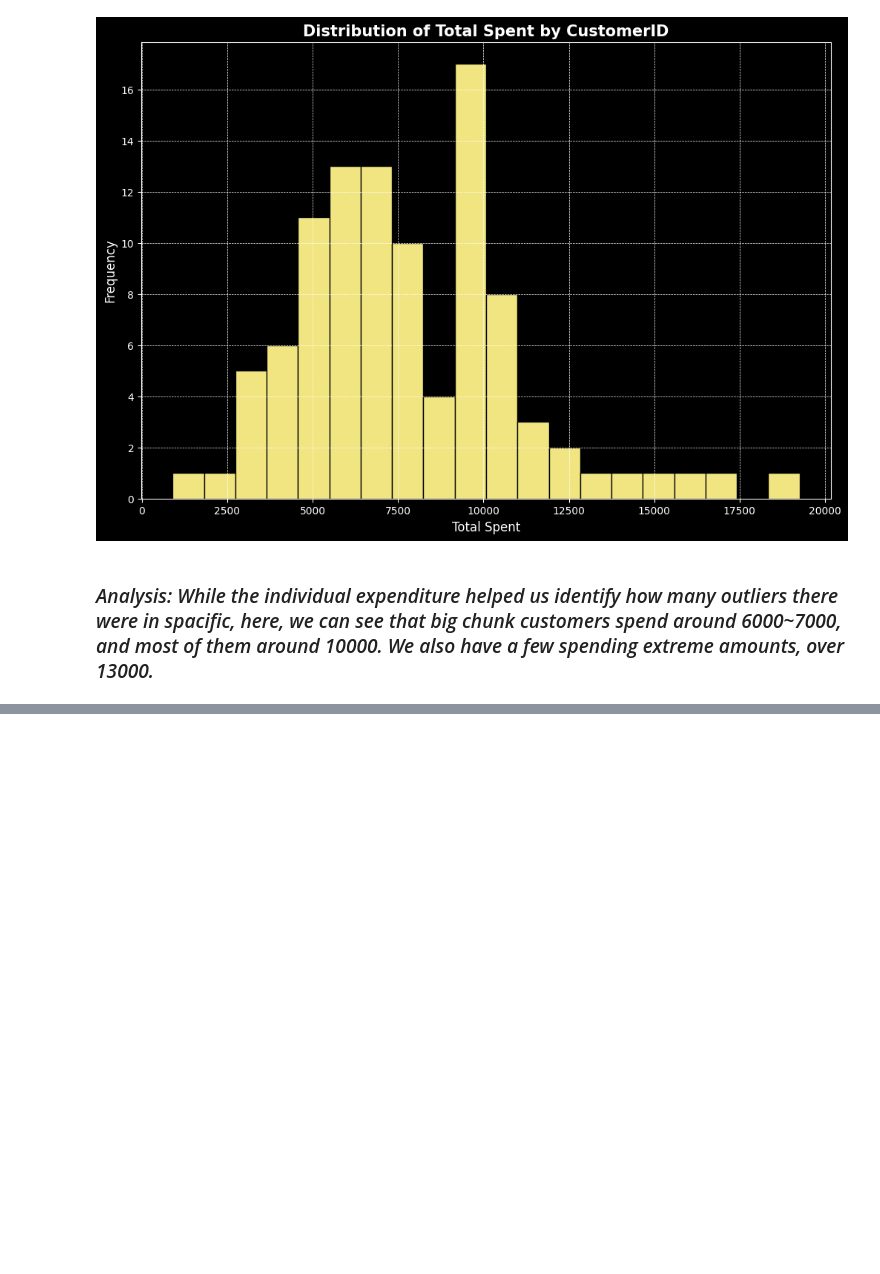
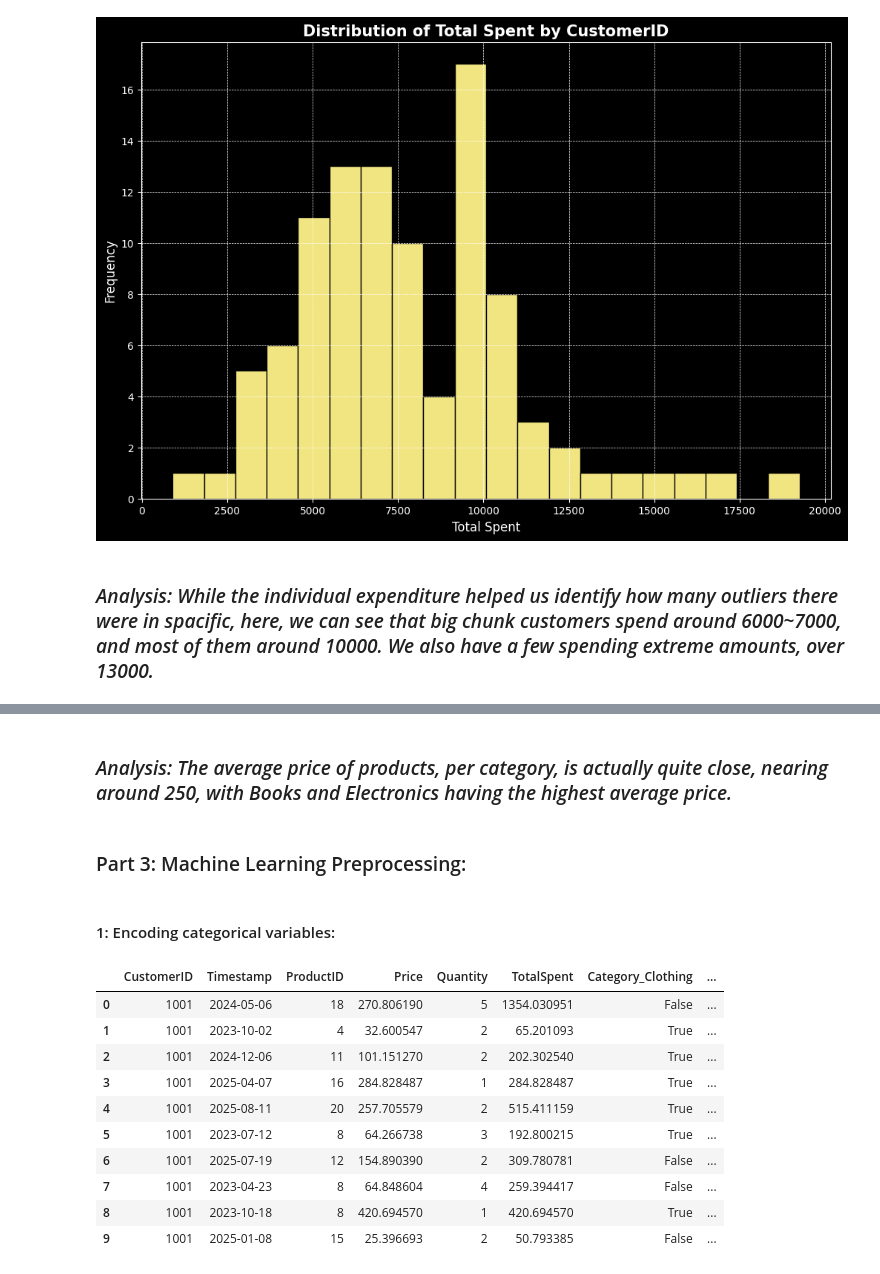
Before and after one commit to rajin-khan/machine-learning-sem10, a Jupyter notebook: assignments/Assignment1.ipynb, the cells around one changed output, grey strips where cells are left out. Cells and saved outputs as stored; diff of their text form; code cells hidden in the pictures; blank space fills up the shorter version.

```diff
--- a/assignments/Assignment1.ipynb
+++ b/assignments/Assignment1.ipynb
@@ -366,0 +426,36 @@ plt.show()
+# %% [markdown]
+### *Analysis: The average price of products, per category, is actually quite close, nearing around 250, with Books and Electronics having the highest average price.*
+# %% [markdown]
+### Part 3: Machine Learning Preprocessing:
+# %% [markdown]
+#### 1: Encoding categorical variables:
+# %%
+'''
+
+ df_encoded = pd.get_dummies(df, columns=["Category", "Action"])
+
+ We could encode categorical values as shown above, but from my own research, this creates redundancy.
+ For example the categorical feature Category, after one-hot encoding, would become, for example,
+ Category_books, Category_clothing, Category_electronics, and Category_home. Now, we will know that if:
+ Category_books, Category_clothing, Category_electronics are all 0, Category_home MUST be 1.
+ Because of this, as we can directly infer one feature from other features, this perfect collinearity can confuse many models.
+ Thus, we drop one of the features when doing one hot encoding.
+
+'''
+
+df_encoded = pd.get_dummies(df, columns=["Category", "Action"], drop_first=True)
+df_encoded.head(10)
+# internally, True/False is equivalent to 1/0 in calculations.
+# thus, as most ML models automatically treat True/False as 1/0, no conversion is necessary to 0s and 1s explicitly.
+# %% [output]
+|  | CustomerID | Timestamp | ProductID | Price | Quantity | TotalSpent | Category_Clothing | ... |
+| 0 | 1001 | 2024-05-06 | 18 | 270.806190 | 5 | 1354.030951 | False | ... |
+| 1 | 1001 | 2023-10-02 | 4 | 32.600547 | 2 | 65.201093 | True | ... |
+| 2 | 1001 | 2024-12-06 | 11 | 101.151270 | 2 | 202.302540 | True | ... |
+| 3 | 1001 | 2025-04-07 | 16 | 284.828487 | 1 | 284.828487 | True | ... |
+| 4 | 1001 | 2025-08-11 | 20 | 257.705579 | 2 | 515.411159 | True | ... |
+| 5 | 1001 | 2023-07-12 | 8 | 64.266738 | 3 | 192.800215 | True | ... |
+| 6 | 1001 | 2025-07-19 | 12 | 154.890390 | 2 | 309.780781 | False | ... |
+| 7 | 1001 | 2023-04-23 | 8 | 64.848604 | 4 | 259.394417 | False | ... |
+| 8 | 1001 | 2023-10-18 | 8 | 420.694570 | 1 | 420.694570 | True | ... |
+| 9 | 1001 | 2025-01-08 | 15 | 25.396693 | 2 | 50.793385 | False | ... |
```
Also changed, not shown: parts of 13 cells of this notebook, 1 other file.
